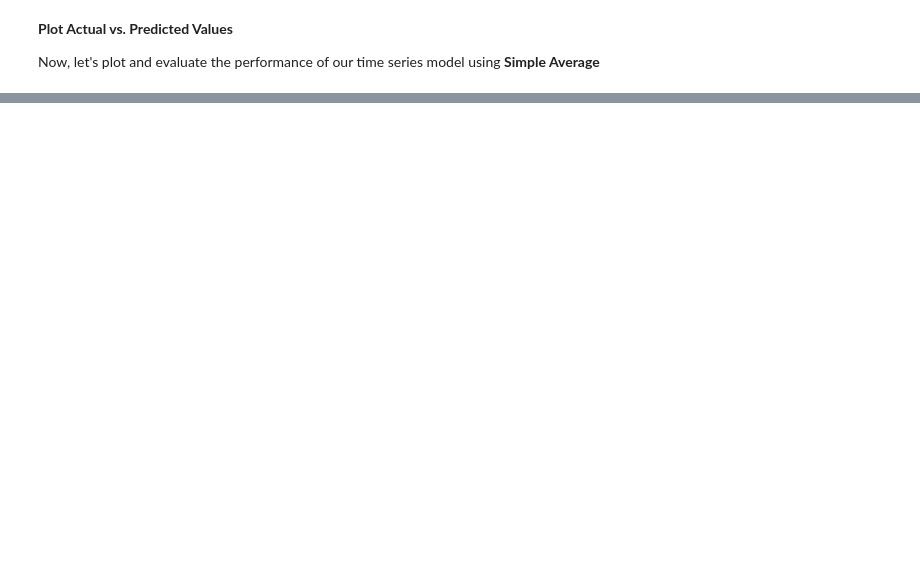
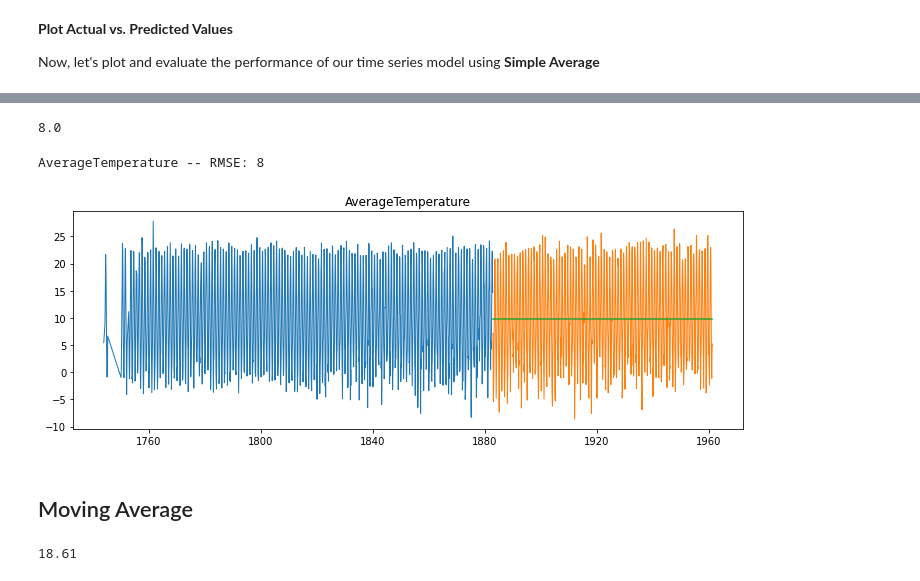
Before and after one commit to LinhQuach13/time-series-exercises, a Jupyter notebook: MajorCityTemps.ipynb, the cells around one changed output, grey strips where cells are left out. Cells and saved outputs as stored; diff of their text form; code cells hidden in the pictures; blank space fills up the shorter version.

```diff
--- a/MajorCityTemps.ipynb
+++ b/MajorCityTemps.ipynb
@@ -370,0 +408,3 @@ Index(['AverageTemperature', 'AverageTemperatureUncertainty'], dtype='object')
+# %%
+#Using predictions function
+yhat_df_sa = make_predictions(temp_sa)
@@ -370,0 +435,25 @@ Index(['AverageTemperature', 'AverageTemperatureUncertainty'], dtype='object')
+# %%
+#Finding rmse using evaluation function
+rmse_sa= evaluate(yhat_df_sa, 'AverageTemperature')
+
+rmse_sa
+# %% [output]
+8.0
+# %%
+#Visualize it
+plot_and_eval(yhat_df_sa, 'AverageTemperature')
+# %% [output]
+AverageTemperature -- RMSE: 8
+[figure, added]
+# %% [markdown]
+## Moving Average
+# %%
+period = 3
+
+# take 30 day rolling average, then take the last element and that will the one that propogates
+# forward as our prediction.
+temp_ma = round(train['AverageTemperature'].rolling(period).mean()[-1], 2)
+
+print(temp_ma)
+# %% [output]
+18.61
```
Also changed, not shown: parts of 39 cells of this notebook.
